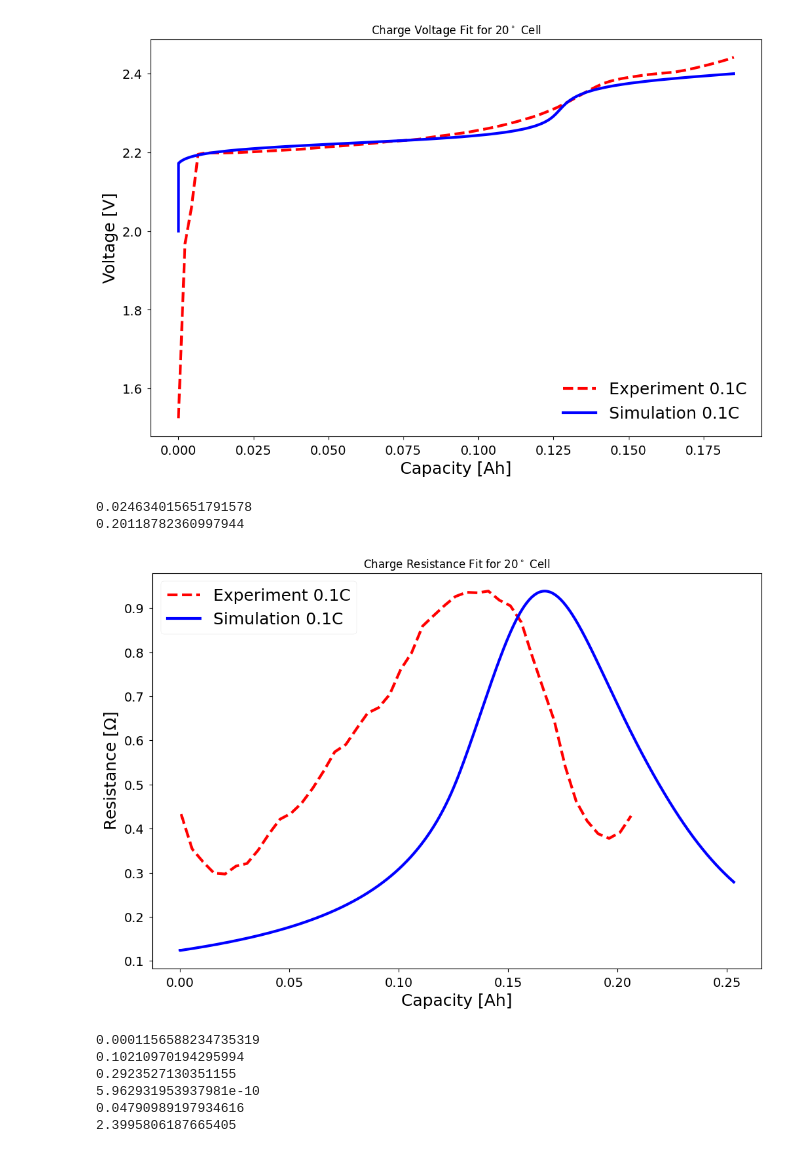
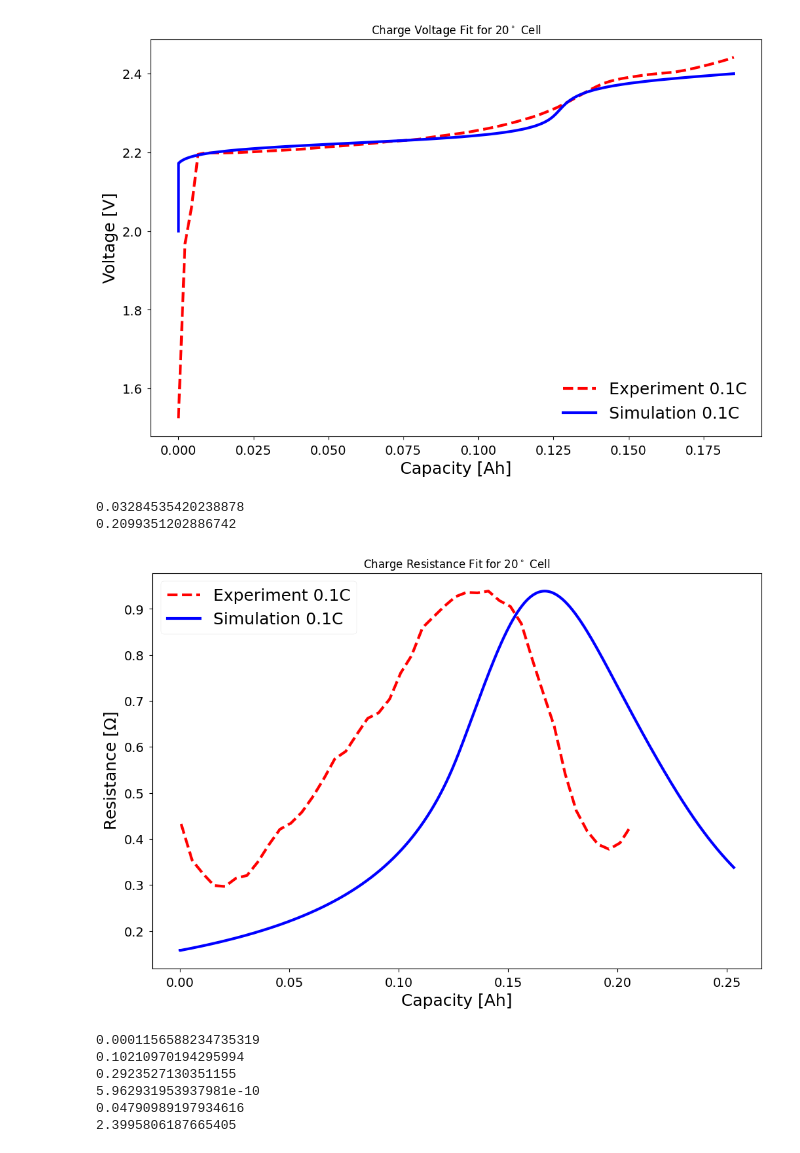
Before and after one commit to DrMichaelCornish/LiS-Models, a Jupyter notebook: Cornish & Marinescu (2021)/Parameter Fitting.ipynb, the cells around one changed output. Cells and saved outputs as stored; diff of their text form; code cells hidden in the pictures.

```diff
--- a/Cornish & Marinescu (2021)/Parameter Fitting.ipynb
+++ b/Cornish & Marinescu (2021)/Parameter Fitting.ipynb
@@ -1023,37 +1023,37 @@ S4 = sim_20_cha1.solution['S4 [g]'].entries
 S2 = sim_20_cha1.solution['S2 [g]'].entries
 S1 = sim_20_cha1.solution['S [g]'].entries
 Li_20 = S1 + 0.5*S2 + 0.25*S4
 
 filename = 'Cornish & Marinescu (2021)/res_data'
 infile = open(filename,'rb')
 res_data = pickle.load(infile)
 infile.close()
 
 res_discharge_data = res_data['discharge']
 res_charge_data = res_data['charge']
 quick_index = len(res_charge_data['20'][0][res_charge_data['20'][0]< .25])
 plt.plot(res_charge_data['20'][0][:quick_index],res_charge_data['20'][1][:quick_index],linestyle='--')
 
 max_Li_20 = max(Li_20)
 max_R_20 = max(res_charge_data['20'][1])
-gamma_20 = 1.15
+gamma_20 = 1.2
 alpha1_20 = (gamma_20-1)*max_Li_20*max_R_20
 beta1_20 = gamma_20*max_Li_20
 R_20 = alpha1_20/(beta1_20 - Li_20)
 
 print(alpha1_20)
 print(beta1_20)
 
 plt.plot(capacity_20,R_20)
 
 plt.title("Charge Resistance Fit for $20^\circ$ Cell")
 plt.legend(['Experiment 0.1C', 'Simulation 0.1C'])
 plt.xlabel('Capacity [Ah]')
 plt.ylabel('Resistance [$\Omega$]');
 # %% [output]
-0.024634015651791578
-0.20118782360997944
+0.03284535420238878
+0.2099351202886742
-[figure, old version]
+[figure, new version]
 # %%
 loc = index_20
 S1_initial_20 = sim_20_cha1.solution['S [g]'].entries[loc]
```
Also changed, not shown: parts of 6 cells of this notebook, 8 other files.
